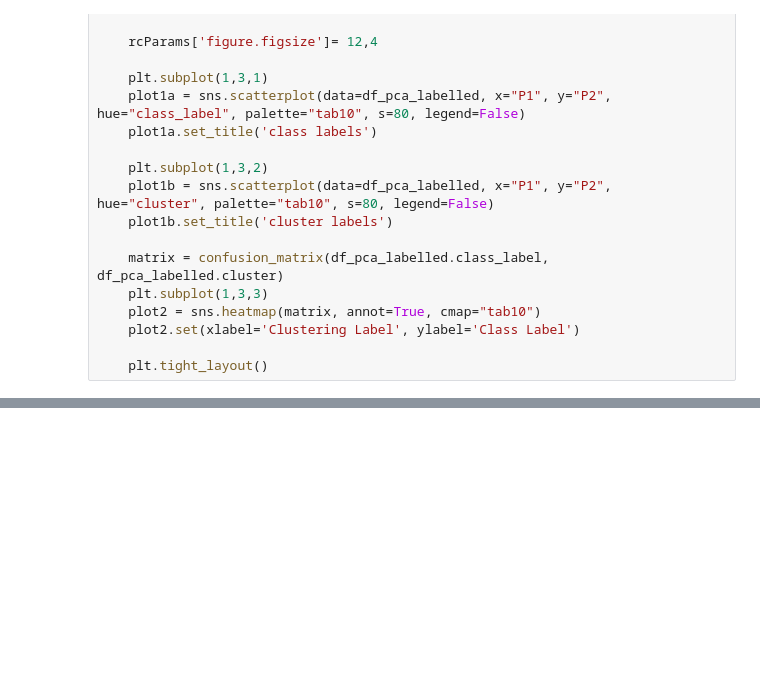
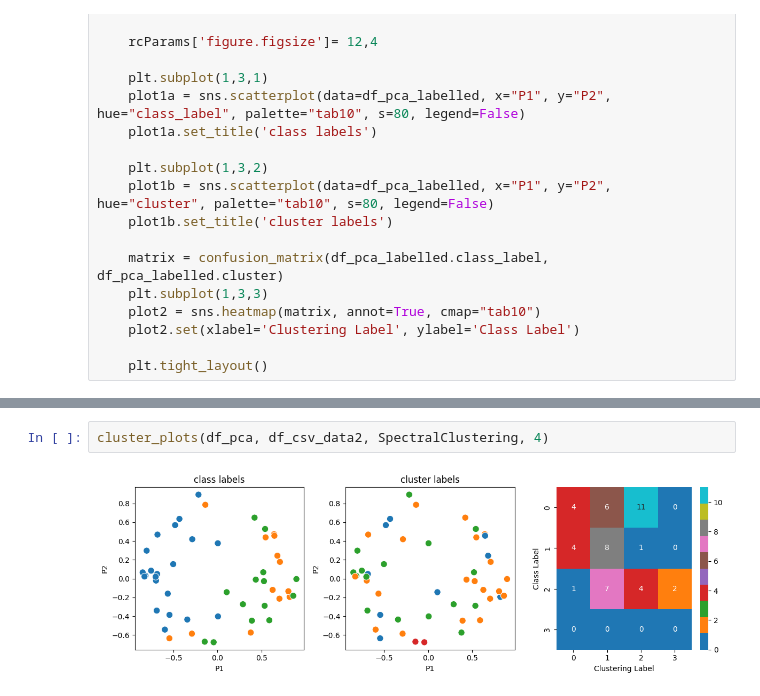
Before and after one commit to clumsyspeedboat/clustering_metaproteins, a Jupyter notebook: cluster_analysis.ipynb, the cells around one changed output, grey strips where cells are left out. Cells and saved outputs as stored; diff of their text form; blank space fills up the shorter version.

```diff
--- a/cluster_analysis.ipynb
+++ b/cluster_analysis.ipynb
@@ -171 +172,5 @@ cluster_plots(df_pca, df_pca[['P1','P2']], SpectralClustering, 3)
+# %%
+cluster_plots(df_pca, df_csv_data2, SpectralClustering, 4)
+# %% [output]
+[figure, added]
 # %%
```
Also changed, not shown: parts of 10 cells of this notebook.
